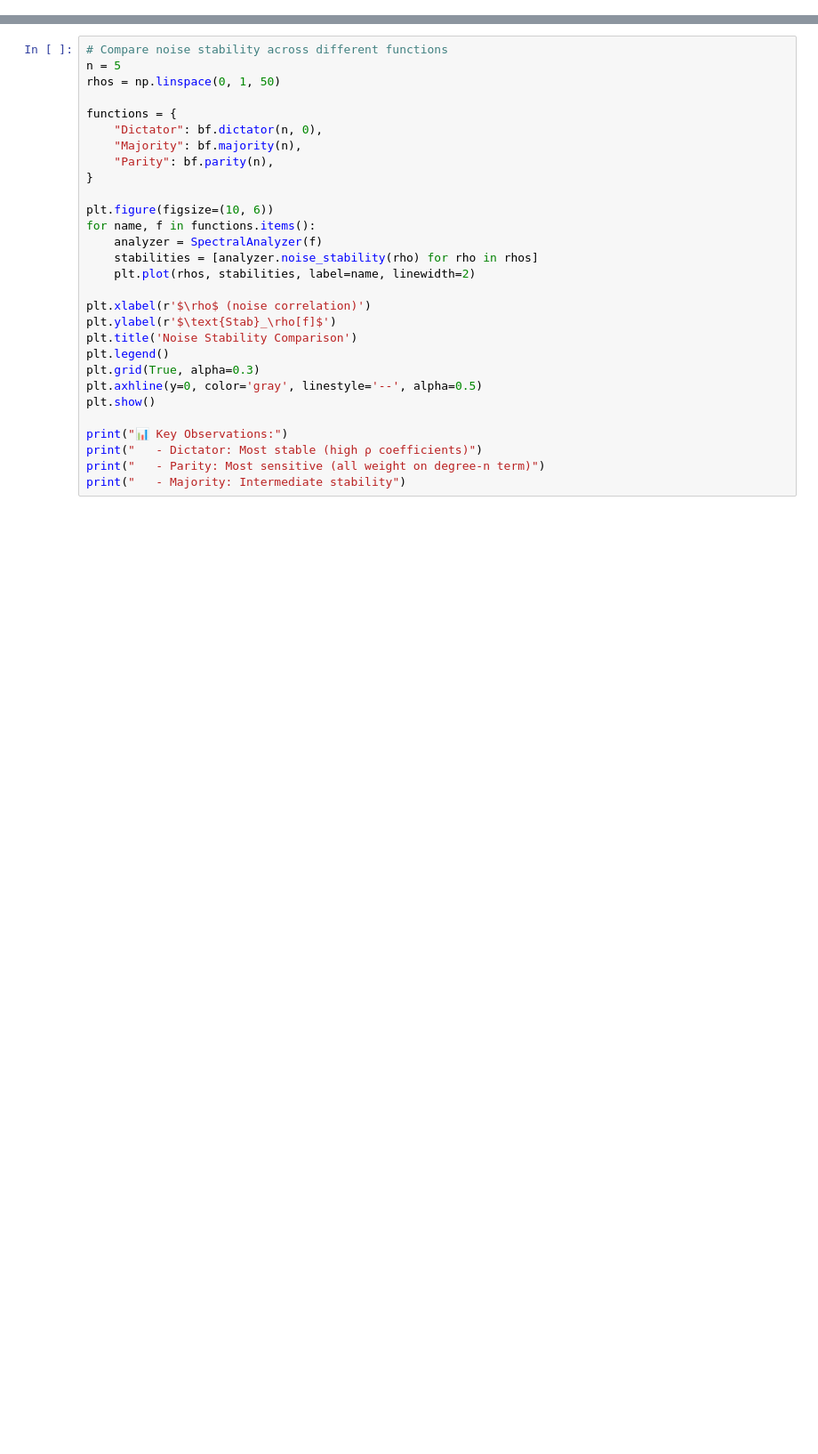
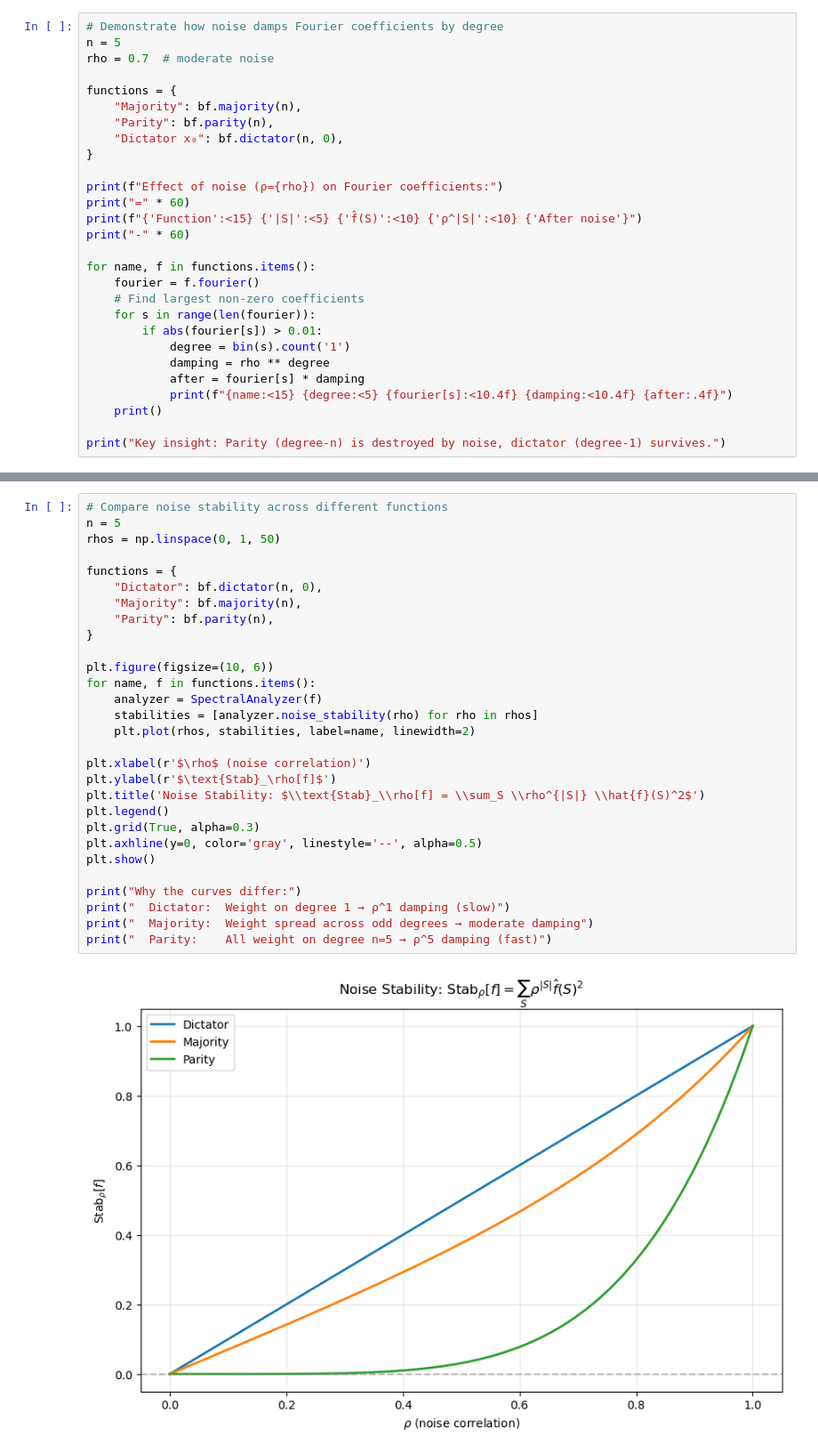
Before and after one commit to GabbyTab/boofun, a Jupyter notebook: notebooks/lecture5_noise_stability.ipynb, the cells around one changed output, grey strips where cells are left out. Shown at 89% size. Saved outputs shown, nothing was run; the diff lists cells and outputs as text; blank space fills up the shorter version.

```diff
--- a/notebooks/lecture5_noise_stability.ipynb
+++ b/notebooks/lecture5_noise_stability.ipynb
@@ -45,0 +56,28 @@ where $N_\rho(x)$ keeps each bit of $x$ with probability $\rho$, flips with prob
+# %%
+# Demonstrate how noise damps Fourier coefficients by degree
+n = 5
+rho = 0.7  # moderate noise
+
+functions = {
+    "Majority": bf.majority(n),
+    "Parity": bf.parity(n),
+    "Dictator x₀": bf.dictator(n, 0),
+}
+
+print(f"Effect of noise (ρ={rho}) on Fourier coefficients:")
+print("=" * 60)
+print(f"{'Function':<15} {'|S|':<5} {'f̂(S)':<10} {'ρ^|S|':<10} {'After noise'}")
+print("-" * 60)
+
+for name, f in functions.items():
+    fourier = f.fourier()
+    # Find largest non-zero coefficients
+    for s in range(len(fourier)):
+        if abs(fourier[s]) > 0.01:
+            degree = bin(s).count('1')
+            damping = rho ** degree
+            after = fourier[s] * damping
+            print(f"{name:<15} {degree:<5} {fourier[s]:<10.4f} {damping:<10.4f} {after:.4f}")
+    print()
+
+print("Key insight: Parity (degree-n) is destroyed by noise, dictator (degree-1) survives.")
@@ -46,29 +102,31 @@ where $N_\rho(x)$ keeps each bit of $x$ with probability $\rho$, flips with prob
 # %%
 # Compare noise stability across different functions
 n = 5
 rhos = np.linspace(0, 1, 50)
 
 functions = {
     "Dictator": bf.dictator(n, 0),
     "Majority": bf.majority(n),
     "Parity": bf.parity(n),
 }
 
 plt.figure(figsize=(10, 6))
 for name, f in functions.items():
     analyzer = SpectralAnalyzer(f)
     stabilities = [analyzer.noise_stability(rho) for rho in rhos]
     plt.plot(rhos, stabilities, label=name, linewidth=2)
 
 plt.xlabel(r'$\rho$ (noise correlation)')
 plt.ylabel(r'$\text{Stab}_\rho[f]$')
-plt.title('Noise Stability Comparison')
+plt.title('Noise Stability: $\\text{Stab}_\\rho[f] = \\sum_S \\rho^{|S|} \\hat{f}(S)^2$')
 plt.legend()
 plt.grid(True, alpha=0.3)
 plt.axhline(y=0, color='gray', linestyle='--', alpha=0.5)
 plt.show()
 
-print("📊 Key Observations:")
-print("   - Dictator: Most stable (high ρ coefficients)")
-print("   - Parity: Most sensitive (all weight on degree-n term)")
-print("   - Majority: Intermediate stability")
+print("Why the curves differ:")
+print("  Dictator:  Weight on degree 1 → ρ^1 damping (slow)")
+print("  Majority:  Weight spread across odd degrees → moderate damping")
+print("  Parity:    All weight on degree n=5 → ρ^5 damping (fast)")
+# %% [output]
+[figure, added]
```
Also changed, not shown: parts of 10 cells of this notebook.
